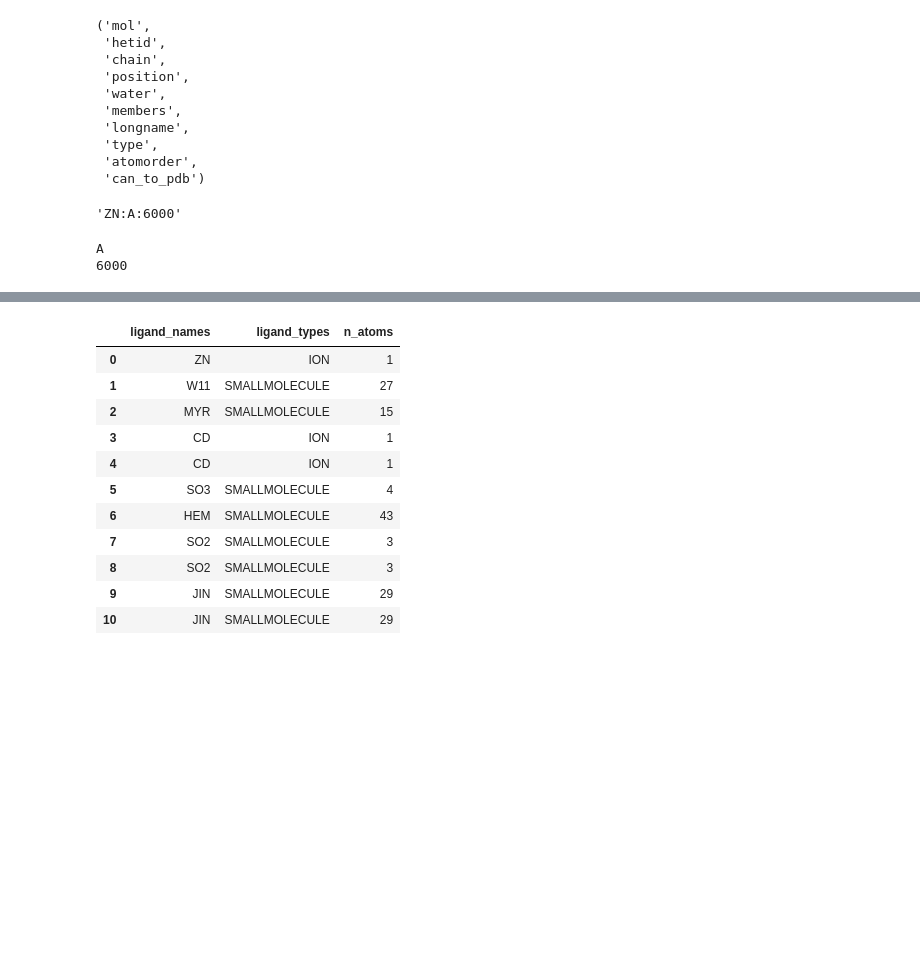
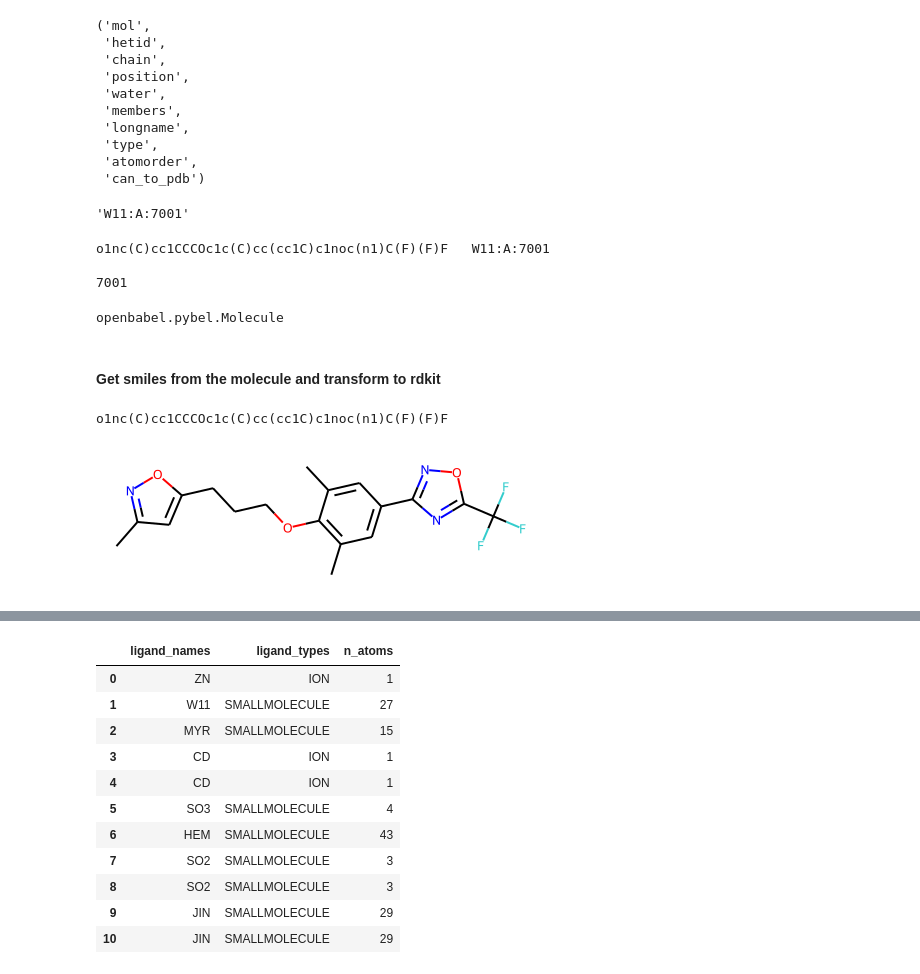
Before and after one commit to Daniel-Ibarrola/Cheminformatics-Notebooks, a Jupyter notebook: plip/plip.ipynb, the cells around one changed output, grey strips where cells are left out. Drawn from its saved outputs; the diff is of its cells as text; code cells hidden in the pictures; blank space fills up the shorter version.

```diff
--- a/plip/plip.ipynb
+++ b/plip/plip.ipynb
@@ -12,7 +13,7 @@ import pandas as pd
 my_mol = PDBComplex()
 
 # Load the PDB file into PLIP class
-my_mol.load_pdb('./data/pdbs/1ncr.pdb')
+my_mol.load_pdb('../data/pdbs/1ncr.pdb')
 
 # Shows name of structure and ligand binding sites
 print(my_mol)
@@ -63,7 +64,7 @@ NGLWidget()
 # %% [markdown]
 ### Anlalyze a ligand
 # %%
-ligand_1 = my_mol.ligands[0]
+ligand_1 = my_mol.ligands[1]
 ligand_1._fields
 # %% [output]
 ('mol',
@@ -79,12 +80,31 @@ ligand_1._fields
 # %%
 ":".join([ligand_1.hetid, ligand_1.chain, str(ligand_1.position)])
 # %% [output]
-'ZN:A:6000'
+'W11:A:7001'
 # %%
 # print(ligand_1.mol)
 # print(ligand_1.water)
-print(ligand_1.chain)
+print(ligand_1.mol)
 print(ligand_1.position)
 # %% [output]
-A
-6000
+o1nc(C)cc1CCCOc1c(C)cc(cc1C)c1noc(n1)C(F)(F)F   W11:A:7001
+
+7001
+# %%
+type(ligand_1.mol)
+# %% [output]
+openbabel.pybel.Molecule
+# %% [markdown]
+#### Get smiles from the molecule and transform to rdkit
+# %%
+open_babel_mol = ligand_1.mol
+smiles = open_babel_mol.write("smi")
+smiles = smiles.split()[0]
+print(smiles)
+# %% [output]
+o1nc(C)cc1CCCOc1c(C)cc(cc1C)c1noc(n1)C(F)(F)F
+# %%
+mol = Chem.MolFromSmiles(smiles)
+mol
+# %% [output]
+[figure, added]
```
Also changed, not shown: parts of 6 cells of this notebook, 2 other files.
